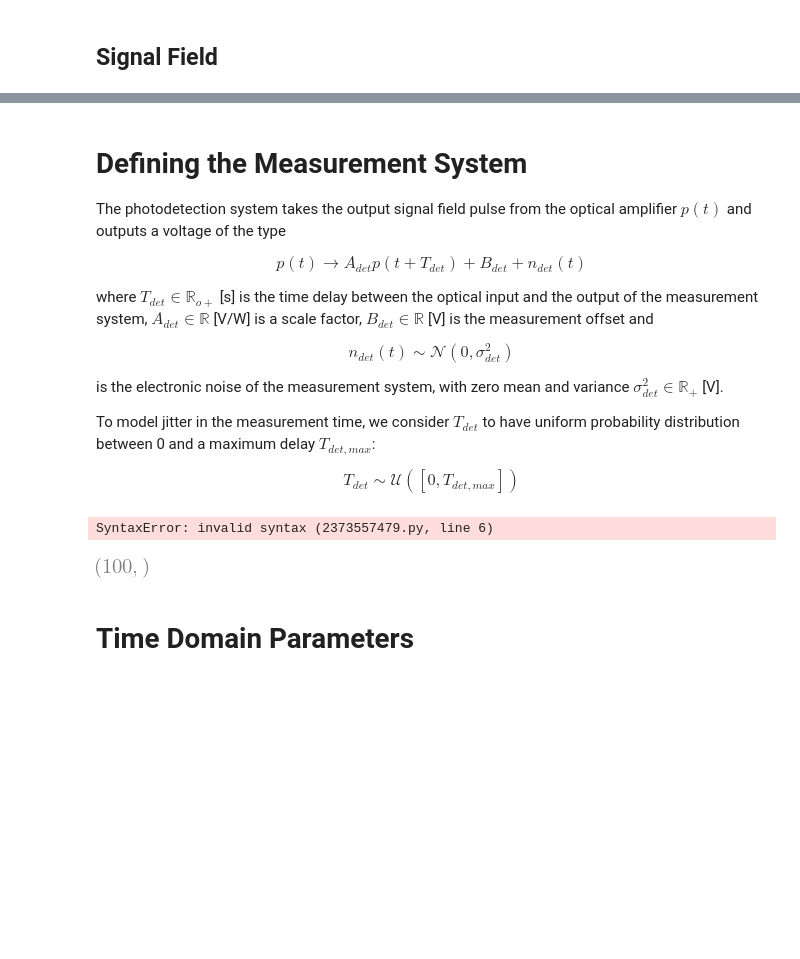
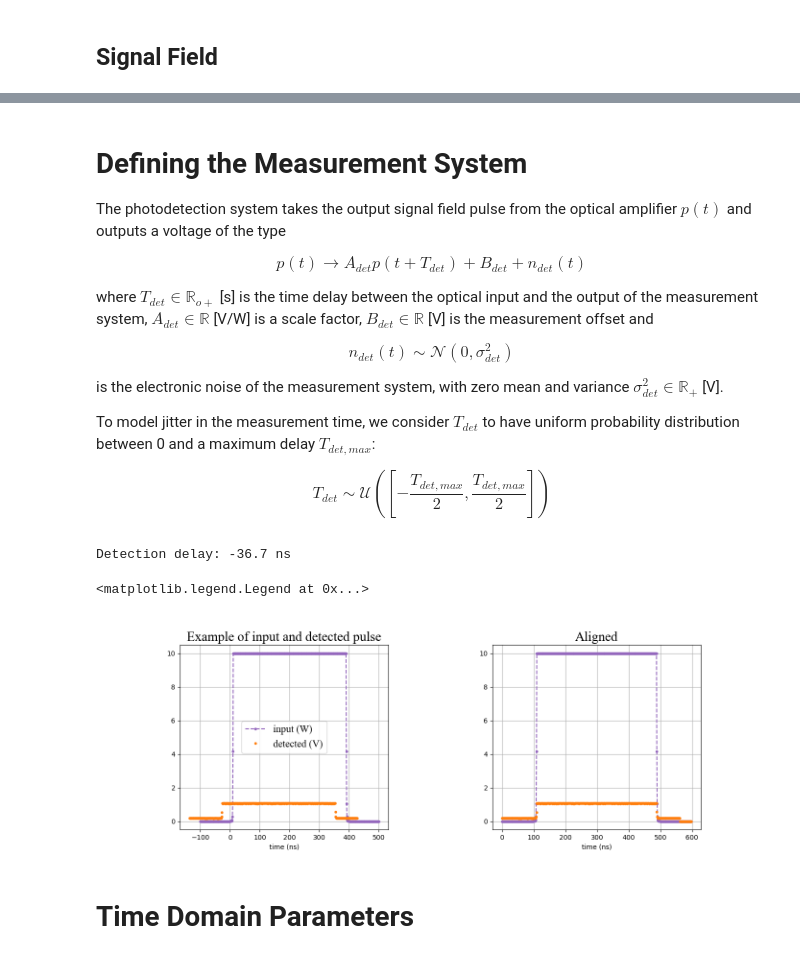
Before and after one commit to Jiedz/Iaji, a Jupyter notebook: Iaji/Physics/Experiment/Optics/Nonlinear/Simulations/simulation_pEDFA_pulse-shape-optimization_gradient-descent.ipynb, the cells around one changed output, grey strips where cells are left out. Cells and saved outputs as stored; diff of their text form; code cells hidden in the pictures; blank space fills up the shorter version.

Commit message:
Added detector modeling
Added detector modeling on pTDFA gradient descent pulse optimization simulation

```diff
--- a/Iaji/Physics/Experiment/Optics/Nonlinear/Simulations/simulation_pEDFA_pulse-shape-optimization_gradient-descent.ipynb
+++ b/Iaji/Physics/Experiment/Optics/Nonlinear/Simulations/simulation_pEDFA_pulse-shape-optimization_gradient-descent.ipynb
@@ -164,39 +163,79 @@ is the electronic noise of the measurement system, with zero mean and variance $
 To model jitter in the measurement time, we consider $T_{det}$ to have uniform probability distribution between 0 and a maximum delay $T_{det, max}$:
 
 \begin{equation}
-    T_{det} \sim \mathcal{U}\left([0, T_{det, max}]\right)
+    T_{det} \sim \mathcal{U}\left(\left[-\frac{T_{det, max}}{2}, \frac{T_{det, max}}{2}\right]\right)
 \end{equation}
 # %%
-def delay(x, y, x_delay):
+def delay(x:numpy.ndarray, y:numpy.ndarray, x_delay:float):
     assert x.shape == y.shape
-    x += x_delay
-    dt = x[1]-x[0]
-    n_delay = int(numpy.ceil(x_delay/dt))
-    #TODO
-
-class Photodetector:
+    dt = x[1] - x[0]
+    x_new = x+x_delay
+    indices = numpy.where(numpy.logical_and(x>=x_new[0], x<=x_new[-1]))
+    y_new = y[indices]
+    if x_delay < 0:
+        x_new = x_new[0:y_new.size]
+    else:
+        x_new = x_new[int(numpy.ceil(x_delay/dt)):]
+    return x_new, y_new
+#-----------
+class DetectionSystem:
     #--------------
     def __init__(self, A_det:float=1, B_det:float=0, sigma_det:float=0, T_det_max:float=0):
-        self.ts = ts
         self.A_det = A_det
         self.B_det = B_det
         self.sigma_det = sigma_det
         self.T_det_max = T_det_max
     #--------------
-    def detect(self, input_time, input_power, ts):
+    def measure(self, input_time:numpy.ndarray, input_power:numpy.ndarray, ts:float):
         dt = input_time[1]-input_time[0]
         assert dt > ts
         n_sampling = int(dt/ts)
         time = input_time[::n_sampling]
         power = input_power[::n_sampling]
+        self.T_det = numpy.random.choice(numpy.linspace(-self.T_det_max/2, self.T_det_max/2, int(self.T_det_max/ts)))
+        time, power = delay(time, power, self.T_det)
         n_det = numpy.random.normal(0, self.sigma_det, time.shape)
-        T_det = numpy.random.choice(numpy.linspace(0, self.T_det_max, self.T_det_max/ts))
+        return time, self.A_det*power + self.B_det + n_det
-# %% [output]
-SyntaxError: invalid syntax (2373557479.py, line 6)
-# %%
-numpy.random.normal(0, 1, (100,)).shape
-# %% [output]
-[figure, removed]
+# %%
+#Test for DetectionSystem
+max_peak_power = 100 #[W]
+B_det = 180e-3 #detector offset [V]
+A_det = (9-B_det)/100
+
+T_det_max = 100e-9 #maximum time delay of the measurement system [s]
+sigma_det = 5e-3 #electronic noise standard deviation [V]
+
+det = DetectionSystem(A_det, B_det, sigma_det, T_det_max)
+#Create input pulse and detect
+input_time, input_pulse_array = input_pulse.sample(x1=-100e-9, x2=500e-9, fs=fs)
+input_pulse_array *= 10
+time_det, pulse_det = det.measure(input_time, input_pulse_array, ts=ts)
+#Recorrelate the input and detected pulses
+corr = correlator(signal_1=input_pulse_array, signal_2=pulse_det, sampling_period=ts)
+input_pulse_array_corr, pulse_det_corr, time_corr = corr.recorrelate()
+#Plot
+fig = pyplot.figure(figsize=(14, 5))
+fig.subplots_adjust(wspace=0.5, hspace=0.5)
+ax = fig.add_subplot(1, 2, 1)
+ax.set_title("Example of input and detected pulse", font=fonts["title"])
+ax.set_xlabel("time (ns)")
+ax.plot(input_time*1e9, input_pulse_array, linestyle="--", marker=".", color="tab:purple", label="input (W)")
+ax.plot(time_det*1e9, pulse_det, linestyle="None", marker=".", color="tab:orange", label="detected (V)")
+print("Detection delay: %.1f ns"%(det.T_det*1e9))
+ax.grid()
+ax.legend(prop=fonts["axis"])
+##Recorrelated axis
+ax_corr = fig.add_subplot(1, 2, 2)
+ax_corr.set_title("Aligned", font=fonts["title"])
+ax_corr.set_xlabel("time (ns)")
+ax_corr.plot(time_corr*1e9, input_pulse_array_corr, linestyle="--", marker=".", color="tab:purple", label="input (W)")
+ax_corr.plot(time_corr*1e9, pulse_det_corr, linestyle="None", marker=".", color="tab:orange", label="detected (V)")
+ax_corr.grid()
+ax.legend(prop=fonts["axis"])
+# %% [output]
+Detection delay: -36.7 ns
+<matplotlib.legend.Legend at 0x...>
+[figure, added]
 # %% [markdown]
 # Time Domain Parameters
 # %%
```
Also changed, not shown: parts of 3 cells of this notebook, 2 other files.
